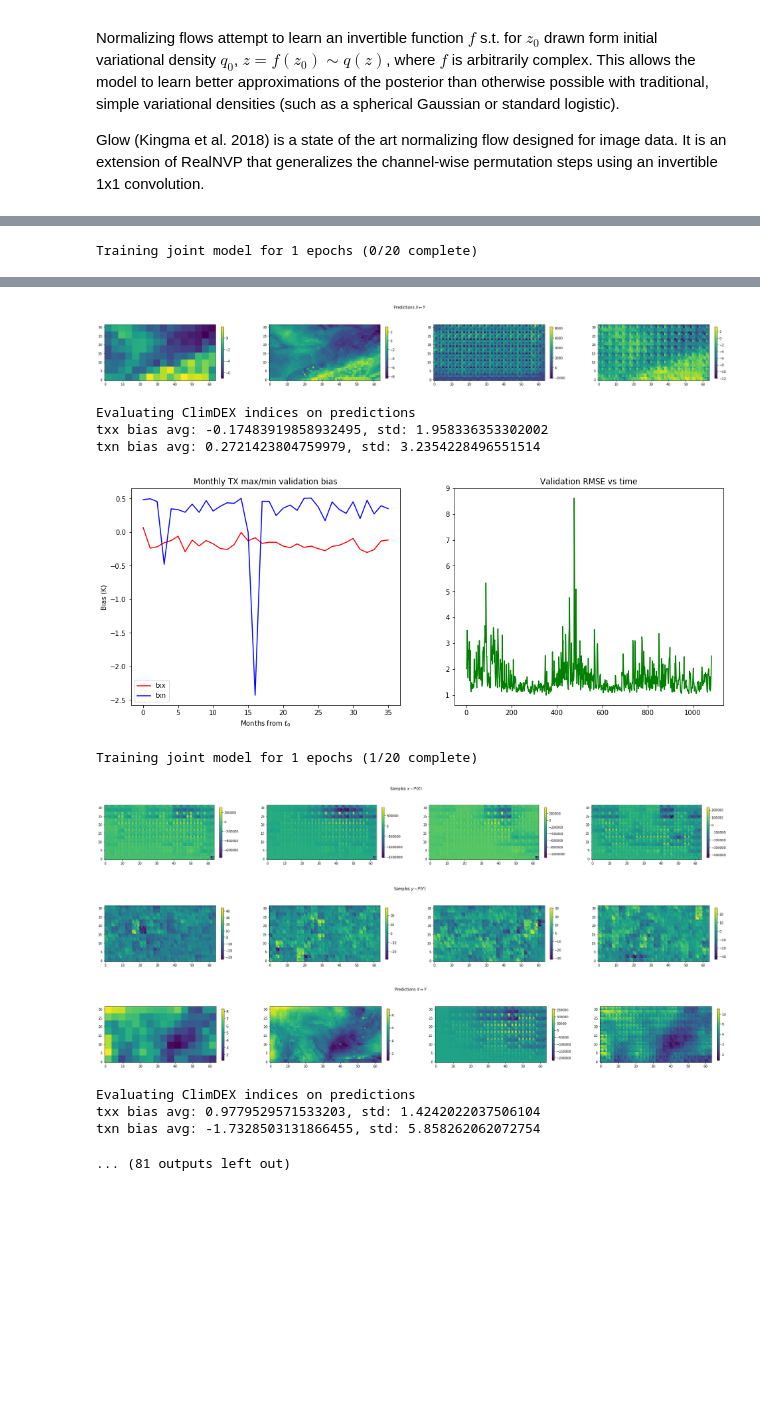
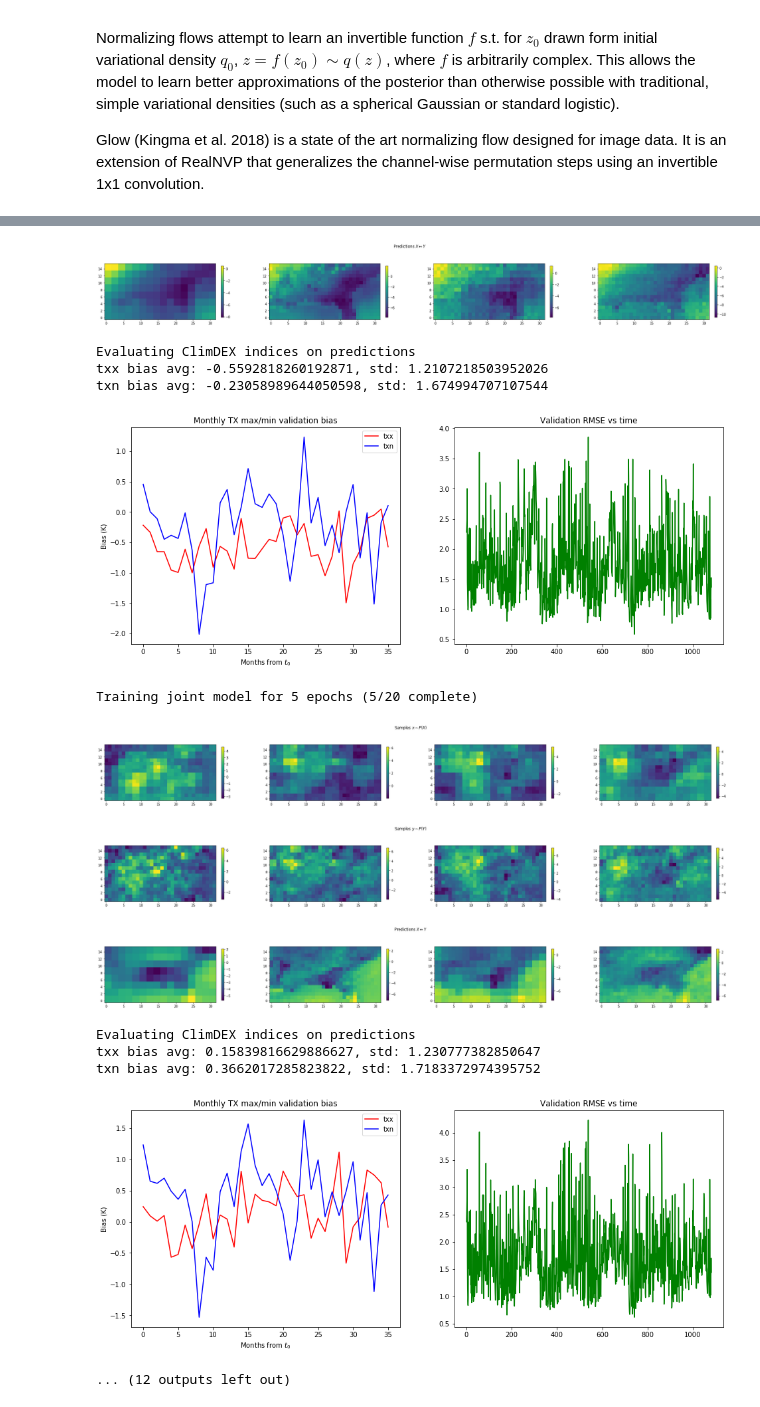
Before and after one commit to bgroenks96/generative-downscaling, a Jupyter notebook: glow-downscaling-maxt.ipynb, the cells around one changed output, grey strips where cells are left out. Drawn from its saved outputs; the diff is of its cells as text; code cells hidden in the pictures; blank space fills up the shorter version.

```diff
--- a/glow-downscaling-maxt.ipynb
+++ b/glow-downscaling-maxt.ipynb
@@ -49,17 +41,6 @@ ras_deg12 = xr.open_zarr(data.rasmussen('daily-1-2deg'), consolidated=True)
 ras_deg14 = xr.open_zarr(data.rasmussen('daily-1-4deg'), consolidated=True)
 ras_deg18 = xr.open_zarr(data.rasmussen('daily-1-8deg'), consolidated=True)
 #ras_deg116 = xr.open_zarr(rasmussen('daily-1-16deg'), consolidated=True)
-# regions
-def southeast_us(dataset, scale_factor=1):
-    lats, lons = dataset.lat, dataset.lon
-    seus_lat_st = np.abs(lats - 30).argmin().values
-    seus_lat_en = seus_lat_st + 8*scale_factor
-    seus_lon_st = np.abs(lons - 260).argmin().values
-    seus_lon_en = seus_lon_st + 16*scale_factor
-    dataset_seus = dataset.isel(lat=slice(seus_lat_st, seus_lat_en),
-                                lon=slice(seus_lon_st, seus_lon_en))
-    return dataset_seus
-
 erai_deg1_seus = southeast_us(erai_deg1)
 ras_deg1_seus = southeast_us(ras_deg1)
 ras_deg12_seus = southeast_us(ras_deg12, scale_factor=2)
@@ -69,12 +50,14 @@ ras_deg18_seus = southeast_us(ras_deg18, scale_factor=8)
 split_fn = data_util.create_time_series_train_test_generator(n_splits=3)
 def preprocess_maxt(ds):
     return ds[['MAXT']].fillna(0.).clip(min=0.0, max=np.inf)
+ras_seus_maxt_12 = preprocess_maxt(ras_deg12_seus)
 ras_seus_maxt_14 = preprocess_maxt(ras_deg14_seus)
 ras_seus_maxt_18 = preprocess_maxt(ras_deg18_seus)
 ras_seus_maxt_1 = preprocess_maxt(ras_deg1_seus)
+erai_seus_maxt_1 = preprocess_maxt(erai_deg1_seus)
 N = ras_deg1.Time.size
 # create validation folds from all but last year of data
-folds = list(split_fn(ras_seus_maxt_1.isel(Time=slice(0,N-365)), ras_seus_maxt_14.isel(Time=slice(0,N-365))))
+folds = list(split_fn(erai_seus_maxt_1.isel(Time=slice(0,N-365)), ras_seus_maxt_12.isel(Time=slice(0,N-365))))
 # %%
 def preprocess_vds(data_lo, data_hi, batch_size=100, buffer_size=1000, supervised=True):
     if supervised:
@@ -132,7 +115,7 @@ def spatial_mae(scale):
     return _spatial_mse
 
 def fit_glow_jflvm(fold, n_epochs=50, validate_freq=1, warmup=1, sample_batch_size=10, load_batch_size=1200,
-                   layers=4, depth=8, min_filters=32, max_filters=256, lam=1.0, alpha=1.0, critic_pre_train_steps=10):
+                   layers=4, depth=8, min_filters=32, max_filters=256, lam=1.0, alpha=1.0):
     ((train_lo, train_hi), (test_lo, test_hi)) = fold
     N_train, N_test = train_lo.Time.size, test_lo.Time.size
     (wt, ht), (wt_hi, ht_hi) = train_lo.shape[1:3], train_hi.shape[1:3]
@@ -153,14 +136,25 @@ def fit_glow_jflvm(fold, n_epochs=50, validate_freq=1, warmup=1, sample_batch_si
     test_ds_paired = preprocess_vds(test_lo_ds, test_hi_ds, batch_size=1, buffer_size=N_test, supervised=True)
     flow_hr = Invert(GlowFlow(num_layers=layers, depth=depth, coupling_nn_ctor=coupling_nn_glow(max_filters=256)))
     flow_lr = Invert(GlowFlow(num_layers=layers, depth=depth, coupling_nn_ctor=coupling_nn_glow(max_filters=256)))
+#     model_lr = FlowLVM(flow_lr, input_shape=(None,wt_hi,ht_hi,1))
+#     model_hr = FlowLVM(flow_lr, input_shape=(None,wt_hi,ht_hi,1))
+#     model_lr.train(train_ds.map(lambda x,y: x), steps_per_epoch=N_train//sample_batch_size, num_epochs=5)
+#     model_hr.train(train_ds.map(lambda x,y: y), steps_per_epoch=N_train//sample_batch_size, num_epochs=5)
+#     lr_samples = model_lr.sample(n=4)
+#     hr_samples = model_hr.sample(n=4)
+#     plot_1xn(lr_samples, 'Samples from pre-trained low res model')
+#     plot_1xn(hr_samples, 'Samples from pre-trained high res model')
     #learning_rate = LinearWarmupSchedule(1.0E-3, num_warmup_steps=N_train//sample_batch_size*warmup_epochs)
+    mean = tf.constant(train_hi.mean(dim='Time').values, dtype=tf.float32)
+    std = tf.constant(train_hi.std(dim='Time').values, dtype=tf.float32)
+    prior = tfp.distributions.Normal(loc=mean, scale=std)
     dx = adversarial.PatchDiscriminator((wt_hi,ht_hi,1))
     dy = adversarial.PatchDiscriminator((wt_hi,ht_hi,1))
-    model_joint = JointFlowLVM(flow_lr, flow_hr, dx, dy, Gy_aux_loss=spatial_mae(scale), input_shape=(None,wt_hi,ht_hi,1))
+    model_joint = JointFlowLVM(flow_lr, flow_hr, dx, dy, prior=prior, Gy_aux_loss=spatial_mae(scale), input_shape=(None,wt_hi,ht_hi,1))
     for i in range(0, n_epochs, validate_freq):
         print(f'Training joint model for {validate_freq} epochs ({i}/{n_epochs} complete)', flush=True)
         model_joint.train(train_ds, steps_per_epoch=N_train//sample_batch_size, num_epochs=validate_freq,
-                          lam=lam, alpha=alpha, critic_pre_train_steps=critic_pre_train_steps)
+                          lam=lam, alpha=alpha)
         metrics = model_joint.evaluate(test_ds, N_test//sample_batch_size)
         # extract and log metrics
         mlflow.log_metrics({k: v[0] for k, v in metrics.items()})
@@ -205,5 +199,5 @@ def fit_glow_jflvm(fold, n_epochs=50, validate_freq=1, warmup=1, sample_batch_si
 # %%
 mlflow.set_experiment('scratch')
 with mlflow.start_run() as run:
-    model = fit_glow_jflvm(folds[-1], layers=4, depth=8, lam=0.1, alpha=0.0, critic_pre_train_steps=0, n_epochs=20)
+    model = fit_glow_jflvm(folds[-1], layers=4, depth=16, lam=1.0, alpha=0.0, validate_freq=5, n_epochs=20)
 # %% [output]
@@ -211 +205,0 @@ with mlflow.start_run() as run:
-Training joint model for 1 epochs (0/20 complete)
@@ -214,13 +208,14 @@ Training joint model for 1 epochs (0/20 complete)
-[figure, old version]
+[figure, new version]
+Evaluating ClimDEX indices on predictions
+txx bias avg: -0.5592818260192871, std: 1.2107218503952026
+txn bias avg: -0.23058989644050598, std: 1.674994707107544
+[figure, new version]
-Evaluating ClimDEX indices on predictions
-txx bias avg: -0.17483919858932495, std: 1.958336353302002
-txn bias avg: 0.2721423804759979, std: 3.2354228496551514
+Training joint model for 5 epochs (5/20 complete)
-[figure, old version]
-Training joint model for 1 epochs (1/20 complete)
-[figure, old version]
+[figure, new version]
-[figure, old version]
+[figure, new version]
-[figure, old version]
+[figure, new version]
+Evaluating ClimDEX indices on predictions
+txx bias avg: 0.15839816629886627, std: 1.230777382850647
+txn bias avg: 0.3662017285823822, std: 1.7183372974395752
+[figure, added]
-Evaluating ClimDEX indices on predictions
-txx bias avg: 0.9779529571533203, std: 1.4242022037506104
-txn bias avg: -1.7328503131866455, std: 5.858262062072754
+... (12 outputs left out)
-... (81 outputs left out)
```
Also changed, not shown: parts of 6 cells of this notebook, 22 other files.
